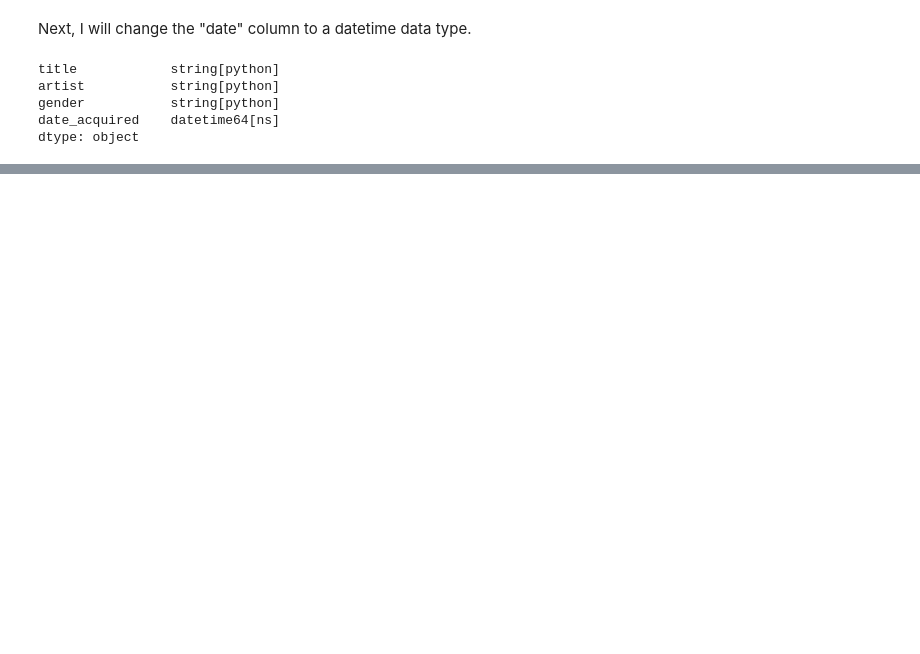
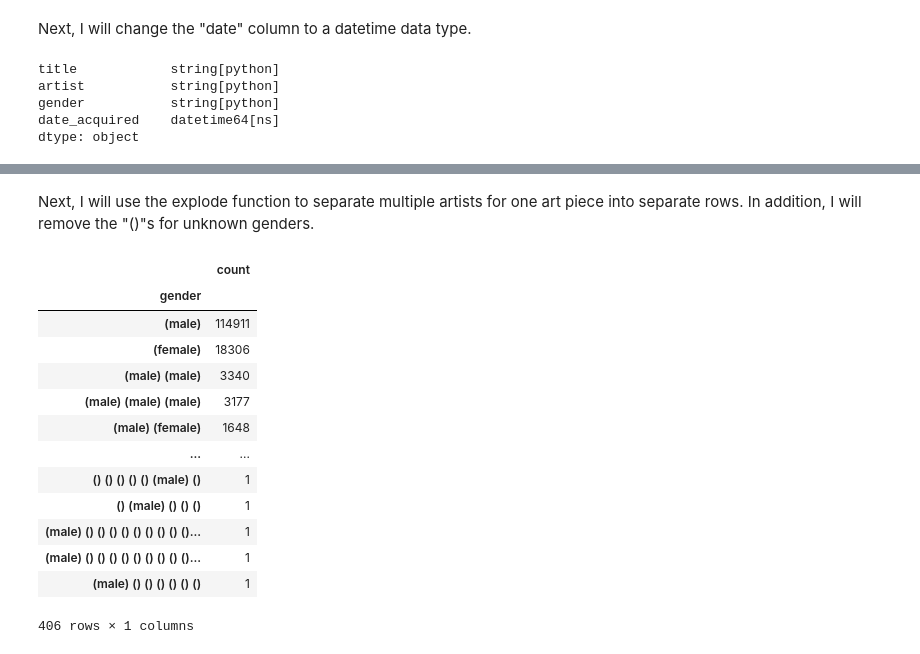
Before and after one commit to Marisa-Paolucci/MoMA-project, a Jupyter notebook: src/02_clean_moma.ipynb, the cells around one changed output, grey strips where cells are left out. Saved outputs shown, nothing was run; the diff lists cells and outputs as text; code cells hidden in the pictures; blank space fills up the shorter version.

```diff
--- a/src/02_clean_moma.ipynb
+++ b/src/02_clean_moma.ipynb
@@ -64,0 +120,2 @@ dtype: object
+# %%
+df_moma['gender'] = df_moma['gender'].astype(str).replace('(transgender woman)', '(transgender)')
@@ -64,0 +124,2 @@ dtype: object
+# %%
+df_moma['gender'] = df_moma['gender'].astype(str).replace('(gender non-conforming)', '(non-conforming)')
@@ -64,0 +128,2 @@ dtype: object
+# %%
+df_moma['gender'] = df_moma['gender'].astype(str).replace('(female (transwoman))', '(transgender)')
@@ -64,0 +151,27 @@ dtype: object
+# %% [markdown]
+Next, I will use the explode function to separate multiple artists for one art piece into separate rows. In addition, I will remove the "()"s for unknown genders.
+# %%
+# The multiple artists are not separated by commas. Therefore, I will have to split them by the spaces between the genders. Gender_list will be the new gender column.
+df_moma['gender_list'] = df_moma['gender'].str.split()
+# The explode function will put the artists into separate rows.
+df_moma = df_moma.explode('gender_list')
+# Now I will remove the unknown genders marked as "()".
+df_moma = df_moma[df_moma['gender_list'].str.strip() != '()']
+# %%
+#Checking the gender numbers prior to explode.
+df_moma['gender'].value_counts().to_frame()
+# %% [output]
+|  | count |
+| gender |  |
+| (male) | 114911 |
+| (female) | 18306 |
+| (male) (male) | 3340 |
+| (male) (male) (male) | 3177 |
+| (male) (female) | 1648 |
+| ... | ... |
+| () () () () () (male) () | 1 |
+| () (male) () () () | 1 |
+| (male) () () () () () () () () ()... | 1 |
+| (male) () () () () () () () () ()... | 1 |
+| (male) () () () () () () | 1 |
+406 rows × 1 columns
```
Also changed, not shown: parts of 29 cells of this notebook, 2 other files.
